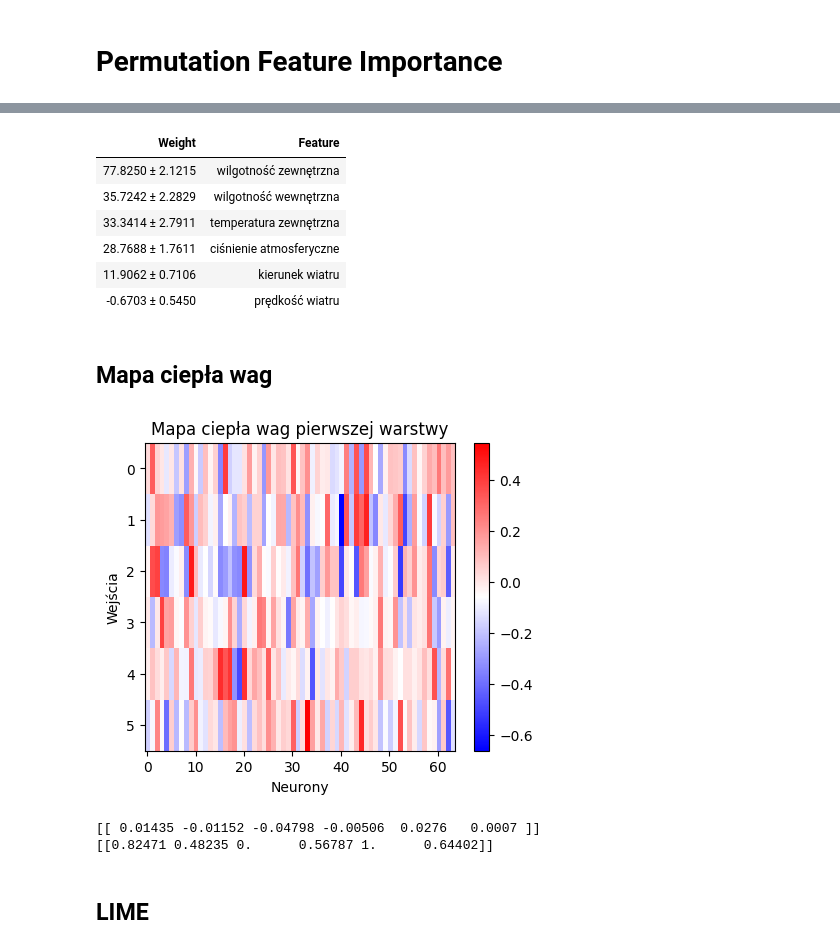
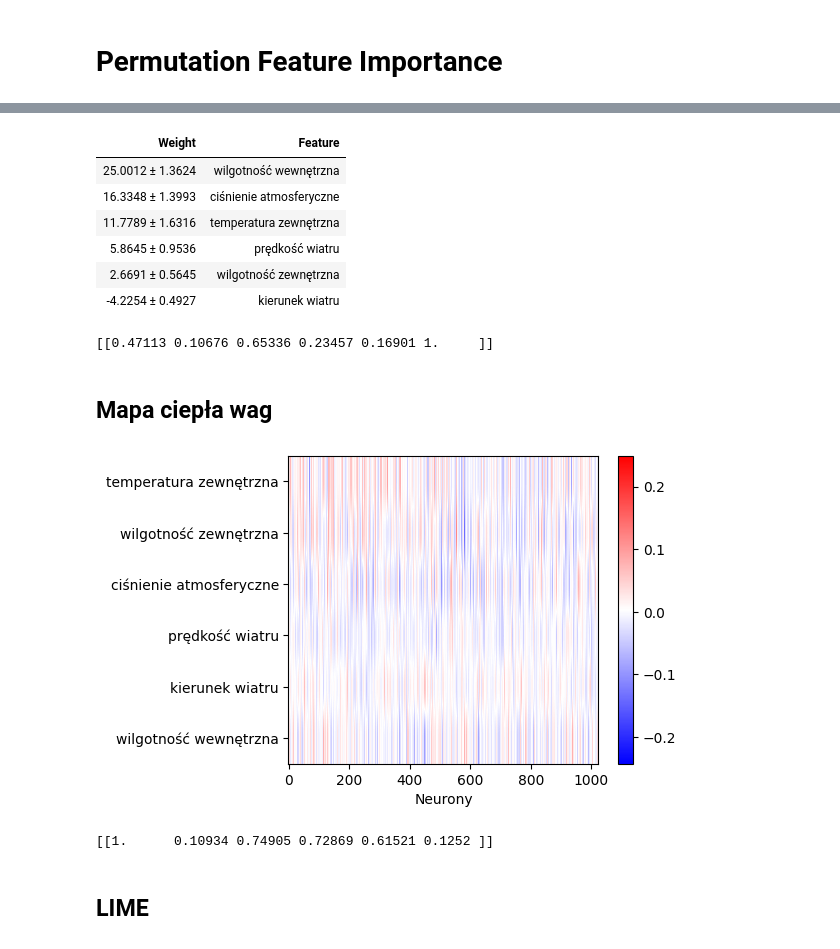
Before and after one commit to KulsonKula/Analiza-i-modelowanie-procesow-zwiazanych-z-systemem-centralnego-ogrzewania, a Jupyter notebook: Kod/Pogoda.IPYNB, the cells around one changed output, grey strips where cells are left out. Drawn from its saved outputs; the diff is of its cells as text; code cells hidden in the pictures.

```diff
--- a/Kod/Pogoda.IPYNB
+++ b/Kod/Pogoda.IPYNB
@@ -63,23 +60,23 @@ def custom_scheduler(epoch, lr):
         return lr * tf.math.exp(-0.1)
 
 
+# model = tf.keras.models.Sequential([
+#     normalizer,
+#     tf.keras.layers.Dense(64, activation='relu'),
+#     tf.keras.layers.Dense(32, activation='relu'),
+#     tf.keras.layers.Dense(1,activation='linear')
+# ])
+
 model = tf.keras.models.Sequential([
     normalizer,
+    tf.keras.layers.Dense(1024, activation='relu'),
+    tf.keras.layers.Dense(512, activation='relu'),
+    tf.keras.layers.Dense(256, activation='relu'),
+    tf.keras.layers.Dense(128, activation='relu'),
     tf.keras.layers.Dense(64, activation='relu'),
     tf.keras.layers.Dense(32, activation='relu'),
     tf.keras.layers.Dense(1,activation='linear')
 ])
-
-# model = tf.keras.models.Sequential([
-#     normalizer,
-#     tf.keras.layers.Dense(1024, activation='relu'),
-#     tf.keras.layers.Dense(512, activation='relu'),
-#     tf.keras.layers.Dense(256, activation='relu'),
-#     tf.keras.layers.Dense(128, activation='relu'),
-#     tf.keras.layers.Dense(64, activation='relu'),
-#     tf.keras.layers.Dense(32, activation='relu'),
-#     tf.keras.layers.Dense(1,activation='linear')
-# ])
 
 model.compile(optimizer=tf.optimizers.Adam(learning_rate=0.001),
     loss="mse",
@@ -149,42 +146,51 @@ perm = PermutationImportance(model, scoring=scorer, random_state=1).fit(x_test,
 eli5.show_weights(perm, feature_names = x_test.columns.tolist())
 # %% [output]
 | Weight | Feature |
-| 77.8250 ± 2.1215 | wilgotność zewnętrzna |
-| 35.7242 ± 2.2829 | wilgotność wewnętrzna |
-| 33.3414 ± 2.7911 | temperatura zewnętrzna |
-| 28.7688 ± 1.7611 | ciśnienie atmosferyczne |
-| 11.9062 ± 0.7106 | kierunek wiatru |
-| -0.6703 ± 0.5450 | prędkość wiatru |
+| 25.0012 ± 1.3624 | wilgotność wewnętrzna |
+| 16.3348 ± 1.3993 | ciśnienie atmosferyczne |
+| 11.7789 ± 1.6316 | temperatura zewnętrzna |
+| 5.8645 ± 0.9536 | prędkość wiatru |
+| 2.6691 ± 0.5645 | wilgotność zewnętrzna |
+| -4.2254 ± 0.4927 | kierunek wiatru |
+# %%
+WEIGHTS=np.array([[11.7789, 2.6691, 16.3348 , 5.8645, 4.2254, 25.0012],])
+
+WEIGHTS=np.abs(WEIGHTS)
+WEIGHTS_max = WEIGHTS.max()
+
+WEIGHTS_normalized = WEIGHTS /WEIGHTS_max
+
+
+print(WEIGHTS_normalized)
+# %% [output]
+[[0.47113 0.10676 0.65336 0.23457 0.16901 1.     ]]
 # %% [markdown]
 ## Mapa ciepła wag
 # %%
 weights = model.layers[1].get_weights()[0]
 # Używamy matplotlib do stworzenia mapy ciepła
 plt.figure(figsize=(5, 4))
 plt.imshow(weights, cmap='bwr', aspect='auto')  # Wybierz colormap według preferencji
 plt.colorbar()  # Dodaje pasek z kolorami reprezentującymi wartości wag
 plt.xlabel('Neurony')
-plt.ylabel('Wejścia')
+plt.yticks(ticks=range(len(feature_names)), labels=feature_names)
 plt.show()
 # %% [output]
-[figure, old version]
+[figure, new version]
 # %%
 WEIGHTS=np.array([[0., 0., 0., 0., 0., 0.],])
 
 for x in range(6):
     WEIGHTS[0,x]=weights[x,:].mean()
 
-print(WEIGHTS)
-
-WEIGHTS_min = WEIGHTS.min()
+WEIGHTS=np.abs(WEIGHTS)
 WEIGHTS_max = WEIGHTS.max()
 
-WEIGHTS_normalized = (WEIGHTS - WEIGHTS_min) / (WEIGHTS_max - WEIGHTS_min)
+WEIGHTS_normalized = WEIGHTS /WEIGHTS_max
 
 print(WEIGHTS_normalized)
 # %% [output]
-[[ 0.01435 -0.01152 -0.04798 -0.00506  0.0276   0.0007 ]]
-[[0.82471 0.48235 0.      0.56787 1.      0.64402]]
+[[1.      0.10934 0.74905 0.72869 0.61521 0.1252 ]]
 # %% [markdown]
 ## LIME
 # %%
```
Also changed, not shown: parts of 8 cells of this notebook, 9 other files.
